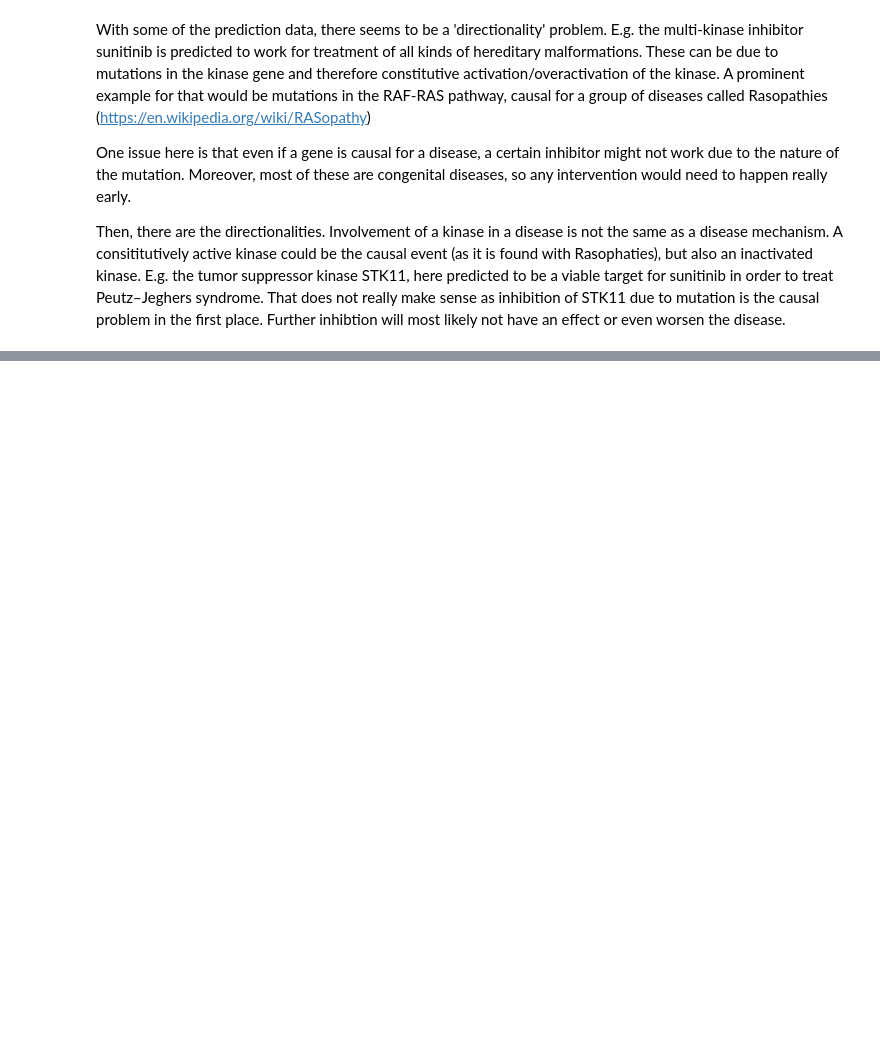
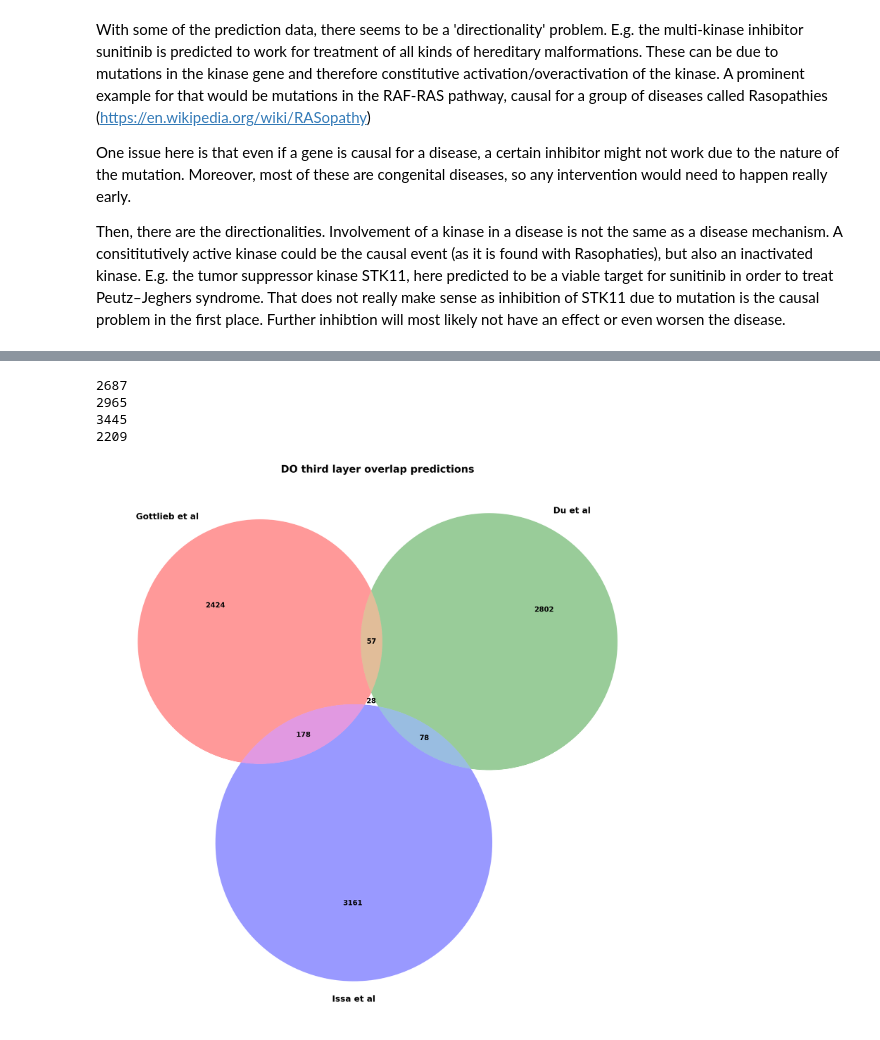
Before and after one commit to sebotic/wikidata_notebooks, a Jupyter notebook: Gottlieb paper data prep.ipynb, the cells around one changed output, grey strips where cells are left out. Cells and saved outputs as stored; diff of their text form; code cells hidden in the pictures; blank space fills up the shorter version.

```diff
--- a/Gottlieb paper data prep.ipynb
+++ b/Gottlieb paper data prep.ipynb
@@ -1589,0 +1750,52 @@ Then, there are the directionalities. Involvement of a kinase in a disease is no
+# %%
+gottlieb_third = set()
+du_third = set()
+issa_third = set()
+wang_third = set()
+
+for c, x in all_data_concat.iterrows():
+    drug_qid = x['drug_qid']
+    disease_qid = x['third_layer_qid']
+    reference = x['reference']
+
+    if pd.notnull(disease_qid) and pd.notnull(drug_qid):
+        tple = (drug_qid, disease_qid)
+        if reference == 'Gottlieb et al':
+            gottlieb_third.add(tple)
+        elif reference == 'Du et al':
+            du_third.add(tple)
+        elif reference == 'Issa et al':
+            issa_third.add(tple)
+        elif reference == 'Wang et al':
+            wang_third.add(tple)
+
+print(len(gottlieb_third))
+print(len(du_third))
+print(len(issa_third))
+print(len(wang_third))
+# %% [output]
+2687
+2965
+3445
+2209
+# %%
+plt.figure(figsize=(40,40))
+
+font = {'family' : 'Source Sans Pro',
+        'weight' : 'bold',
+        'size'   : 28}
+
+matplotlib.rc('font', **font)
+
+
+title_font = {'family' : 'Source Sans Pro',
+              'weight' : 'bold',
+              'size'   : 40}
+
+
+venn3([gottlieb_third, du_third, issa_third], ('Gottlieb et al', 'Du et al', 'Issa et al'))
+plt.title("DO third layer overlap predictions", fontdict=title_font)
+
+plt.show()
+# %% [output]
+[figure, added]
```
Also changed, not shown: parts of 83 cells of this notebook.
